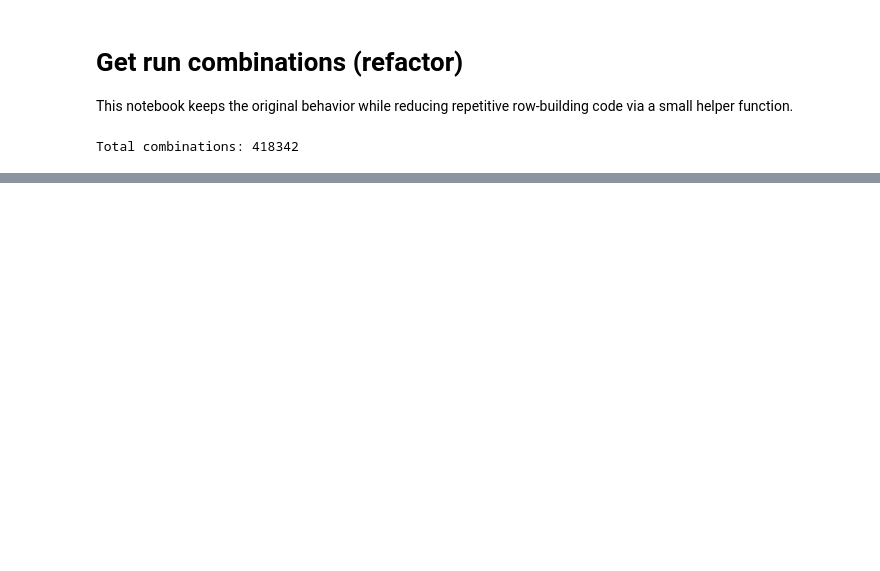
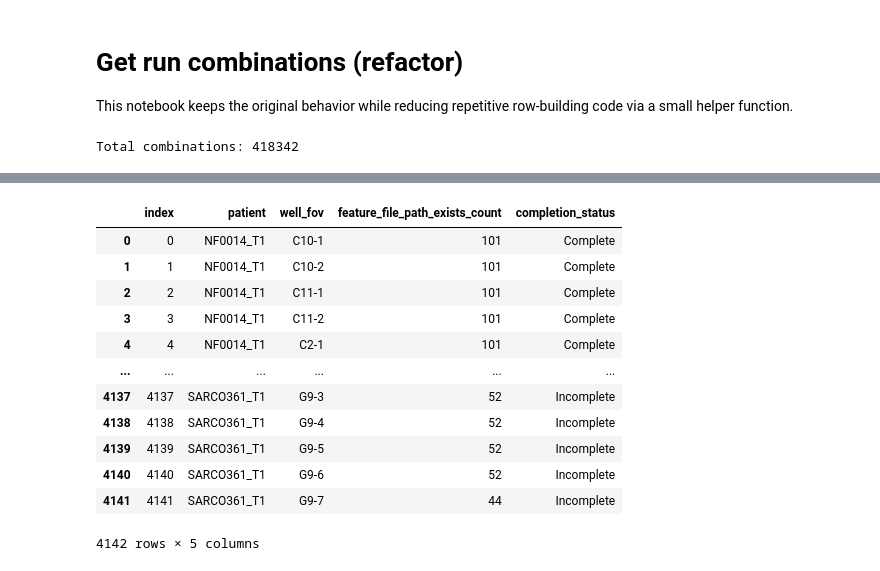
Before and after one commit to WayScience/NF1_3D_organoid_profiling_pipeline, a Jupyter notebook: 3.cellprofiling/notebooks/get_run_combinations.ipynb, the cells around one changed output, grey strips where cells are left out. Saved outputs shown, nothing was run; the diff lists cells and outputs as text; code cells hidden in the pictures; blank space fills up the shorter version.

```diff
--- a/3.cellprofiling/notebooks/get_run_combinations.ipynb
+++ b/3.cellprofiling/notebooks/get_run_combinations.ipynb
@@ -239,13 +239,14 @@ has_both_features = (
     .eq(2)
 )
 
-# Keep only CHAMMI75 rows from groups containing both features
-nucleocentric_df = nucleocentric_df[
-    has_both_features & nucleocentric_df["feature"].eq("CHAMMI75")
-]
+# # Keep only CHAMMI75 rows from groups containing both features
+# nucleocentric_df = nucleocentric_df[
+#     has_both_features & nucleocentric_df["feature"].eq("CHAMMI75")
+# ]
 
 df = df[df["compartment"] != "Nucleocentric"]
 df = pd.concat([df, nucleocentric_df], ignore_index=True)
+all_df = df.copy()
 
 original_number_of_feature_files = df.shape[0]
 df = df[~df["feature_file_path_exists"]]
@@ -313,0 +298,36 @@ df.groupby(["patient", "feature"]).size().to_frame(name="count").reset_index()
+# %%
+# find the number of patient well-fovs that have the complete set of feature files (101)
+complete_feature_count = all_df.copy()
+
+complete_feature_count = (
+    complete_feature_count.groupby(["patient", "well_fov"])
+    .sum("feature_file_path_exists")
+    .reset_index()
+)
+complete_feature_count.rename(
+    columns={"feature_file_path_exists": "feature_file_path_exists_count"}, inplace=True
+)
+complete_feature_count["completion_status"] = (
+    complete_feature_count["feature_file_path_exists_count"]
+    .eq(101)
+    .map({True: "Complete", False: "Incomplete"})
+)
+complete_feature_count = complete_feature_count.reset_index()
+complete_feature_count.groupby(["patient", "completion_status"]).size().to_frame(
+    name="count"
+).reset_index()
+complete_feature_count
+# %% [output]
+|  | index | patient | well_fov | feature_file_path_exists_count | completion_status |
+| 0 | 0 | NF0014_T1 | C10-1 | 101 | Complete |
+| 1 | 1 | NF0014_T1 | C10-2 | 101 | Complete |
+| 2 | 2 | NF0014_T1 | C11-1 | 101 | Complete |
+| 3 | 3 | NF0014_T1 | C11-2 | 101 | Complete |
+| 4 | 4 | NF0014_T1 | C2-1 | 101 | Complete |
+| ... | ... | ... | ... | ... | ... |
+| 4137 | 4137 | SARCO361_T1 | G9-3 | 52 | Incomplete |
+| 4138 | 4138 | SARCO361_T1 | G9-4 | 52 | Incomplete |
+| 4139 | 4139 | SARCO361_T1 | G9-5 | 52 | Incomplete |
+| 4140 | 4140 | SARCO361_T1 | G9-6 | 52 | Incomplete |
+| 4141 | 4141 | SARCO361_T1 | G9-7 | 44 | Incomplete |
+4142 rows × 5 columns
```
Also changed, not shown: parts of 4 cells of this notebook, 20 other files.
